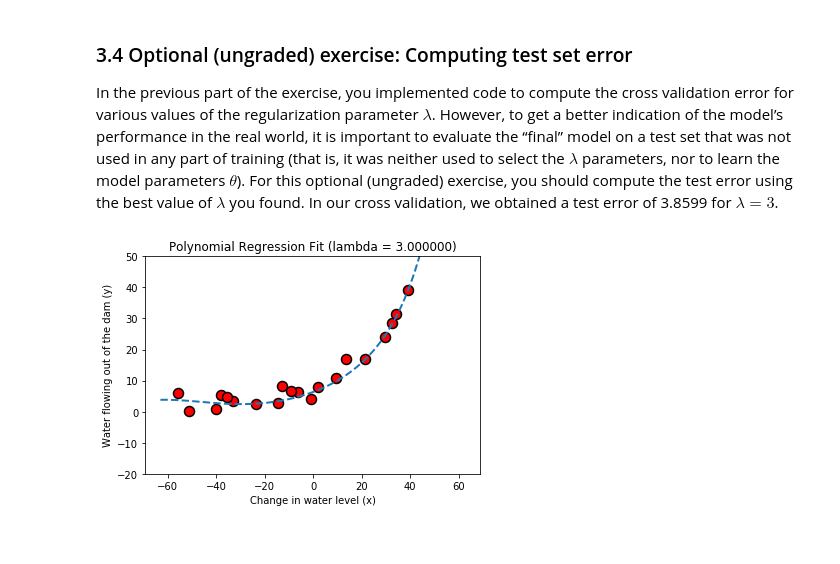
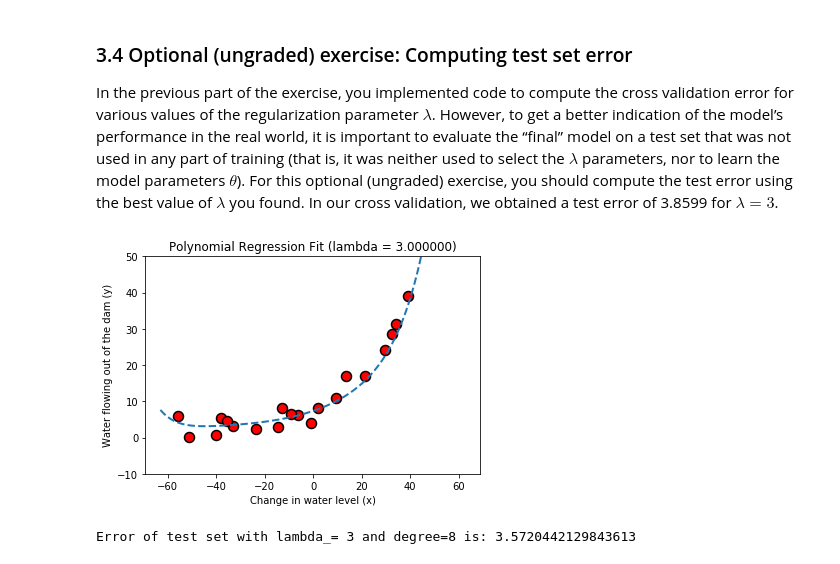
Before and after one commit to SoroushGhaderi/Machine_Learning_Andrew_Ng_exercises_with_Python, a Jupyter notebook: Regularized Linear Regression and Bias vs Variance/Regularized Linear Regression and Bias vs Variance.ipynb, the cells around one changed output. Drawn from its saved outputs; the diff is of its cells as text; code cells hidden in the pictures.

```diff
--- a/Regularized Linear Regression and Bias vs Variance/Regularized Linear Regression and Bias vs Variance.ipynb
+++ b/Regularized Linear Regression and Bias vs Variance/Regularized Linear Regression and Bias vs Variance.ipynb
@@ -794,7 +794,7 @@ lambda          Train Error     Validation Error
  10.000000      14.825808       8.889724
 [figure]
 # %%
-lambda_ = 1
+lambda_ = 3
 theta = train_linear_reg(linear_regression_regularized_cost_function, X_poly, y, lambda_=lambda_, maxiter=55)
 
 # Plot training data and fit
@@ -815,15 +815,15 @@ plt.show()
 In the previous part of the exercise, you implemented code to compute the cross validation error for various values of the regularization parameter $\lambda$. However, to get a better indication of the model’s performance in the real world, it is important to evaluate the “final” model on a test set that was not used in any part of training (that is, it was neither used to select the $\lambda$ parameters, nor to learn the model parameters $\theta$). For this optional (ungraded) exercise, you should compute the test error using the best value of $\lambda$ you found. In our cross validation, we obtained a test error of 3.8599 for $\lambda = 3$.
 # %%
 lambda_ = 3
-# Plot training data and fit
+# Plot test data and fit
 plt.plot(X_test, y_test, 'ro', ms=10, mew=1.5, mec='k')
 
 plot_fit(poly_features, np.min(X), np.max(X), mu, sigma, theta, p)
 
 plt.xlabel('Change in water level (x)')
 plt.ylabel('Water flowing out of the dam (y)')
 plt.title('Polynomial Regression Fit (lambda = %f)' % lambda_)
-plt.ylim([-20, 50])
+plt.ylim([-10, 50])
 plt.show()
 # %% [output]
-[figure, old version]
+[figure, new version]
@@ -829,0 +833,4 @@ plt.show()
+# %%
+print("Error of test set with lambda_= 3 and degree=8 is: {}".format(test_error))
+# %% [output]
+Error of test set with lambda_= 3 and degree=8 is: 3.5720442129843613
```
Also changed, not shown: parts of 2 cells of this notebook.
